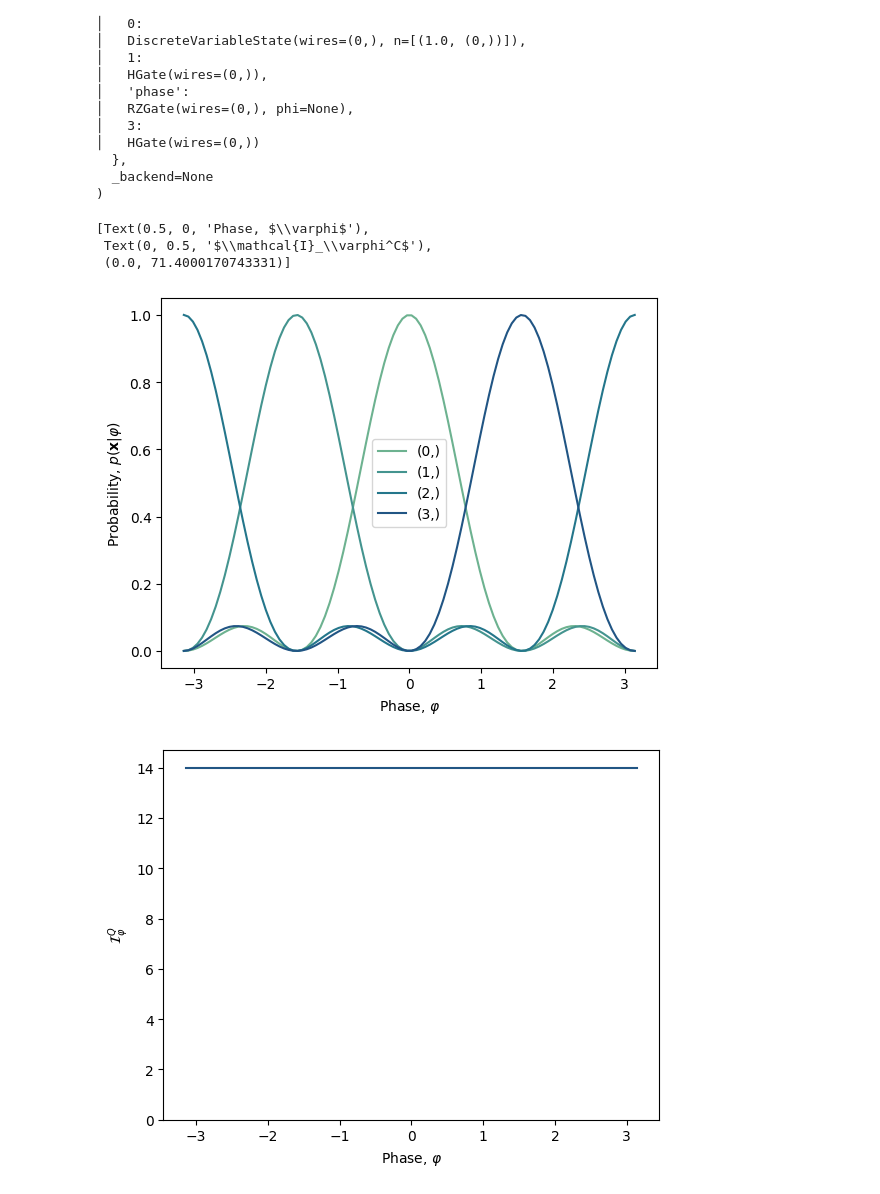
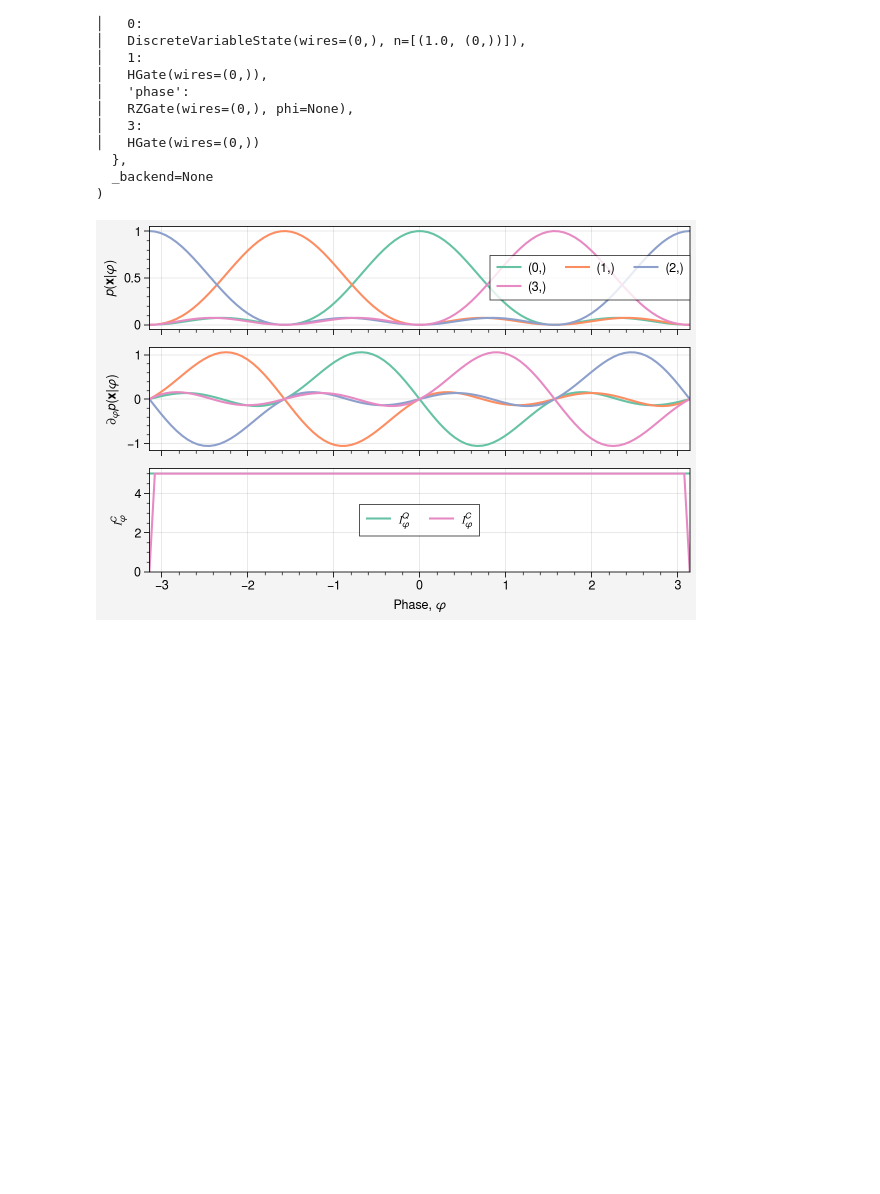
Before and after one commit to benjimaclellan/squint, a Jupyter notebook: examples/3a_qudit.ipynb, the cells around one changed output. Drawn from its saved outputs; the diff is of its cells as text; code cells hidden in the pictures; blank space fills up the shorter version.

```diff
--- a/examples/3a_qudit.ipynb
+++ b/examples/3a_qudit.ipynb
@@ -77,48 +78,38 @@ Circuit(
   },
   _backend=None
 )
+# %%
+params, static = eqx.partition(circuit, eqx.is_inexact_array)
+sim = circuit.compile(static, dim, params, optimize="greedy")
 # %%
-sim = circuit.compile(params, static, dim=dim, optimize="greedy")
+phis = jnp.linspace(-jnp.pi, jnp.pi, 100)
+params = eqx.tree_at(lambda pytree: pytree.ops["phase"].phi, params, phis)
 
-get = lambda pytree: jnp.array([pytree.ops["phase"].phi])
-
-phis = jnp.linspace(-jnp.pi, jnp.pi, 100)
-params = eqx.tree_at(
-    lambda pytree: pytree.ops["phase"].phi, params, jnp.expand_dims(phis, axis=1)
-)
-
-probs = eqx.filter_vmap(sim.probabilities.forward)(params)
-cfims = eqx.filter_vmap(sim.probabilities.cfim, in_axes=(None, 0))(get, params)
-qfims = eqx.filter_vmap(sim.amplitudes.qfim, in_axes=(None, 0))(get, params)
+probs = jax.vmap(sim.probabilities.forward)(params)
+grads = jax.vmap(sim.probabilities.grad)(params).ops["phase"].phi
+qfims = jax.vmap(sim.amplitudes.qfim)(params)
+cfims = jax.vmap(sim.probabilities.cfim)(params)
 # %%
-colors = sns.color_palette("crest", n_colors=jnp.prod(jnp.array(probs.shape[1:])))
-fig, ax = plt.subplots()
+colors = sns.color_palette("Set2", n_colors=jnp.prod(jnp.array(probs.shape[1:])))
+fig, axs = uplt.subplots(nrows=3, figsize=(6, 4), sharey=False)
+
 for i, idx in enumerate(
     itertools.product(*[list(range(ell)) for ell in probs.shape[1:]])
 ):
-    ax.plot(phis, probs[:, *idx], label=f"{idx}", color=colors[i])
-ax.legend()
-ax.set(xlabel=r"Phase, $\varphi$", ylabel=r"Probability, $p(\mathbf{x} | \varphi)$")
+    axs[0].plot(phis, probs[:, *idx], label=f"{idx}", color=colors[i])
 
+    axs[1].plot(phis, grads[:, *idx], label=f"{idx}", color=colors[i])
+axs[0].legend()
+axs[0].set(ylabel=r"$p(\mathbf{x} | \varphi)$")
+axs[1].set(ylabel=r"$\partial_{\varphi} p(\mathbf{x} | \varphi)$")
 
-fig, ax = plt.subplots()
-ax.plot(phis, qfims.squeeze(), color=colors[i])
-ax.set(
+axs[2].plot(phis, qfims.squeeze(), color=colors[0], label=r"$\mathcal{I}_\varphi^Q$")
+axs[2].plot(phis, cfims.squeeze(), color=colors[-1], label=r"$\mathcal{I}_\varphi^C$")
+axs[2].set(
     xlabel=r"Phase, $\varphi$",
-    ylabel=r"$\mathcal{I}_\varphi^Q$",
+    ylabel=r"$\mathcal{I}_\varphi^C$",
     ylim=[0, 1.05 * jnp.max(qfims)],
 )
-
-fig, ax = plt.subplots()
-ax.plot(phis, cfims.squeeze(), color=colors[i])
-ax.set(
-    xlabel=r"Phase, $\varphi$",
-    ylabel=r"$\mathcal{I}_\varphi^C$",
-    ylim=[0, 1.05 * jnp.max(cfims)],
-)
+axs[2].legend();
 # %% [output]
-[Text(0.5, 0, 'Phase, $\\varphi$'),
- Text(0, 0.5, '$\\mathcal{I}_\\varphi^C$'),
- (0.0, 71.4000170743331)]
-[figure, old version]
+[figure, new version]
-[figure, removed]
```
Also changed, not shown: parts of 2 cells of this notebook, 8 other files.
